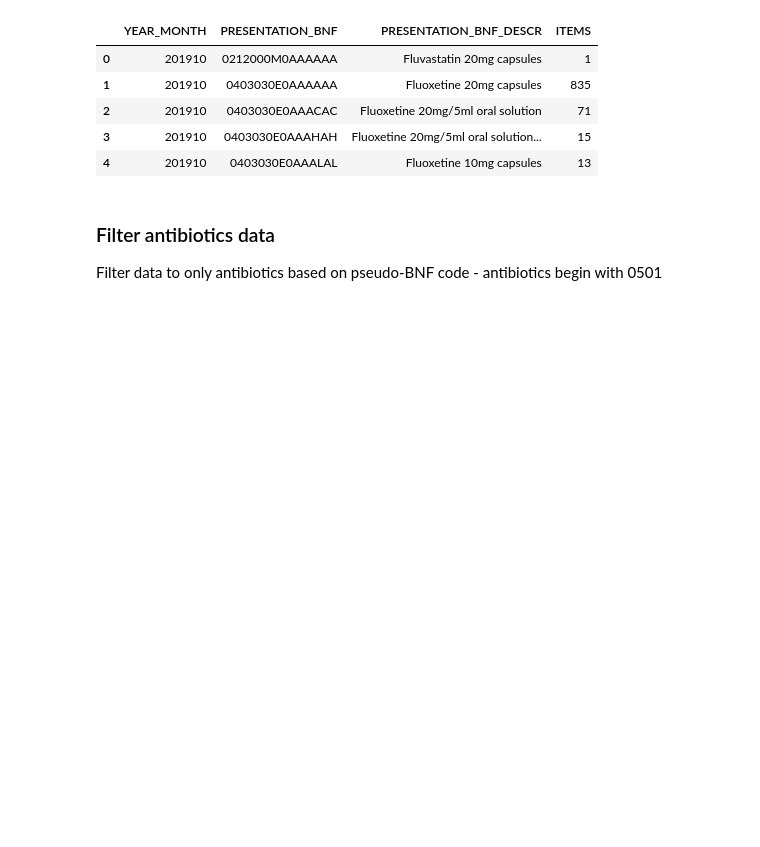
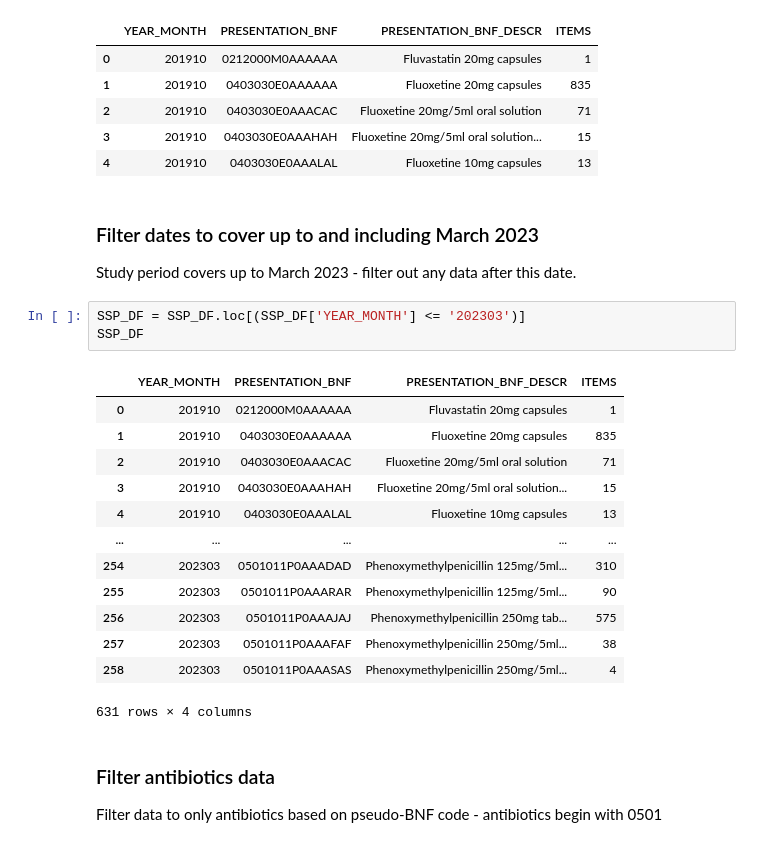
Before and after one commit to opensafely/strepa_scarlet, a Jupyter notebook: analysis/ssp-analysis/SSP-antibiotics.ipynb, the cells around one changed output. Drawn from its saved outputs; the diff is of its cells as text; blank space fills up the shorter version.

Commit message:
Add date filter
Restrict to match study period (filter out dates after 202303)

```diff
--- a/analysis/ssp-analysis/SSP-antibiotics.ipynb
+++ b/analysis/ssp-analysis/SSP-antibiotics.ipynb
@@ -47,6 +47,27 @@ SSP_DF.head()
 | 2 | 201910 | 0403030E0AAACAC | Fluoxetine 20mg/5ml oral solution | 71 |
 | 3 | 201910 | 0403030E0AAAHAH | Fluoxetine 20mg/5ml oral solution... | 15 |
 | 4 | 201910 | 0403030E0AAALAL | Fluoxetine 10mg capsules | 13 |
+# %% [markdown]
+<a id='DATEFILTER'></a>
+### Filter dates to cover up to and including March 2023
+Study period covers up to March 2023 - filter out any data after this date.
+# %%
+SSP_DF = SSP_DF.loc[(SSP_DF['YEAR_MONTH'] <= '202303')]
+SSP_DF
+# %% [output]
+|  | YEAR_MONTH | PRESENTATION_BNF | PRESENTATION_BNF_DESCR | ITEMS |
+| 0 | 201910 | 0212000M0AAAAAA | Fluvastatin 20mg capsules | 1 |
+| 1 | 201910 | 0403030E0AAAAAA | Fluoxetine 20mg capsules | 835 |
+| 2 | 201910 | 0403030E0AAACAC | Fluoxetine 20mg/5ml oral solution | 71 |
+| 3 | 201910 | 0403030E0AAAHAH | Fluoxetine 20mg/5ml oral solution... | 15 |
+| 4 | 201910 | 0403030E0AAALAL | Fluoxetine 10mg capsules | 13 |
+| ... | ... | ... | ... | ... |
+| 254 | 202303 | 0501011P0AAADAD | Phenoxymethylpenicillin 125mg/5ml... | 310 |
+| 255 | 202303 | 0501011P0AAARAR | Phenoxymethylpenicillin 125mg/5ml... | 90 |
+| 256 | 202303 | 0501011P0AAAJAJ | Phenoxymethylpenicillin 250mg tab... | 575 |
+| 257 | 202303 | 0501011P0AAAFAF | Phenoxymethylpenicillin 250mg/5ml... | 38 |
+| 258 | 202303 | 0501011P0AAASAS | Phenoxymethylpenicillin 250mg/5ml... | 4 |
+631 rows × 4 columns
 # %% [markdown]
 <a id='FILTERDATA'></a>
 ### Filter antibiotics data
```
Also changed, not shown: parts of 6 cells of this notebook.
